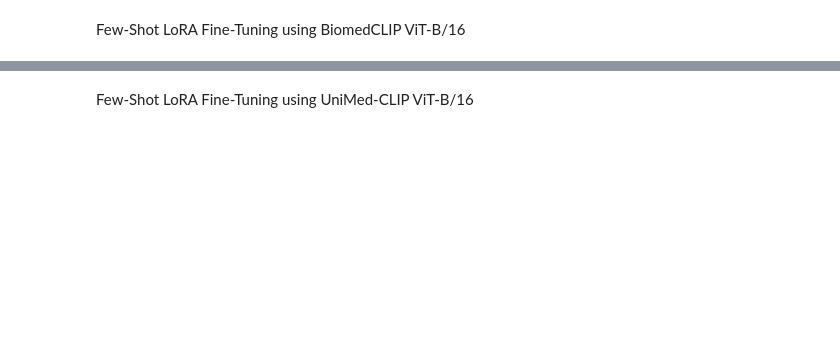
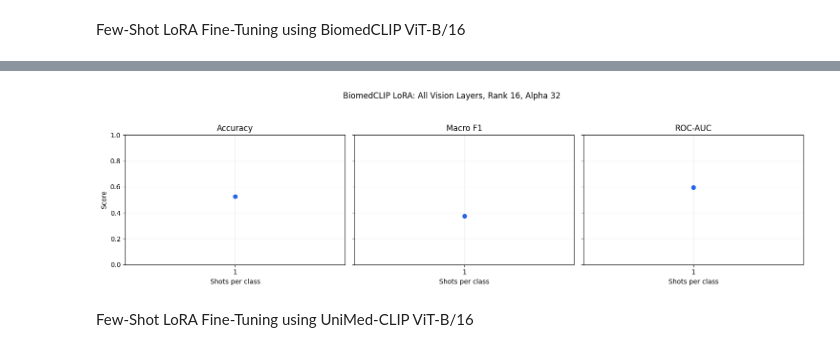
Before and after one commit to mase-ezra/busi-vlm-localisation, a Jupyter notebook: notebooks/03-vlm-classification.ipynb, the cells around one changed output, grey strips where cells are left out. Saved outputs shown, nothing was run; the diff lists cells and outputs as text; code cells hidden in the pictures; blank space fills up the shorter version.

```diff
--- a/notebooks/03-vlm-classification.ipynb
+++ b/notebooks/03-vlm-classification.ipynb
@@ -628,3 +725,8 @@ biomedclip_lora_summary_df
+# %%
+# Show the training curves for the BiomedCLIP using LoRA. After some debugging we ended up realizing BiomedCLIP required a different method for injecting the trainable  rank decomposition matrices into the image encoder layers.
+plot_fewshot_metrics(biomedclip_lora_summary_df, title='BiomedCLIP LoRA: All Vision Layers, Rank 16, Alpha 32', save_path=save_dir / 'biomedclip_lora_metrics.png', model_col=None)
+# %% [output]
+[figure, added]
 # %% [markdown]
 Few-Shot LoRA Fine-Tuning using UniMed-CLIP ViT-B/16
 # %%
```
Also changed, not shown: parts of 14 cells of this notebook, 7 other files.
